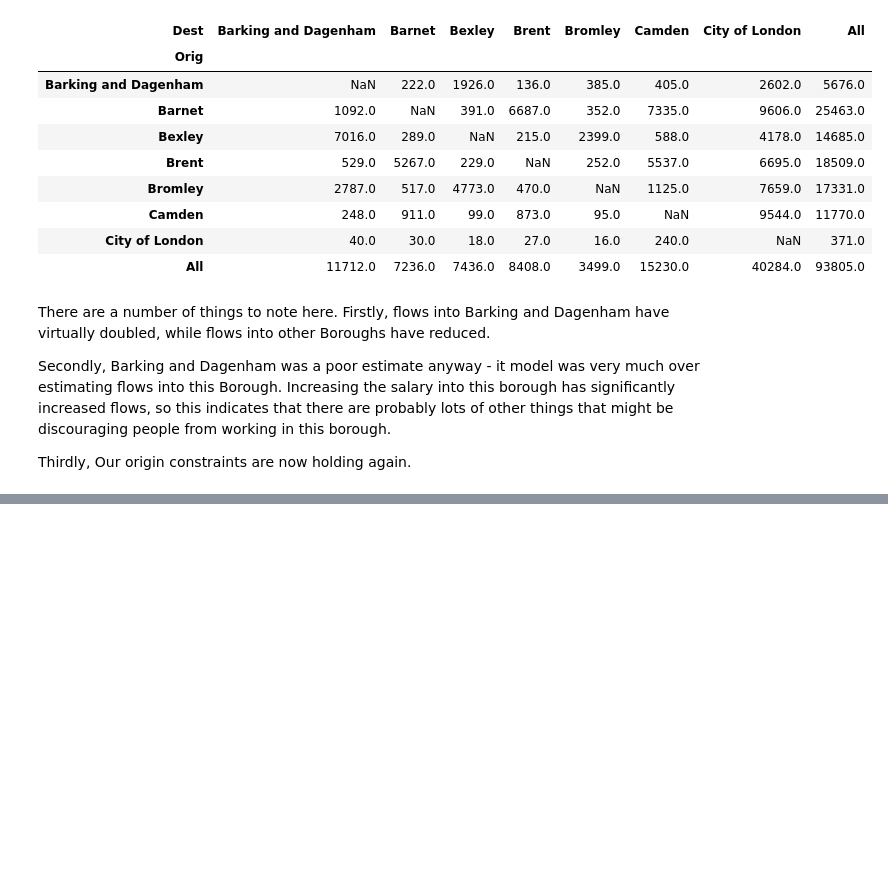
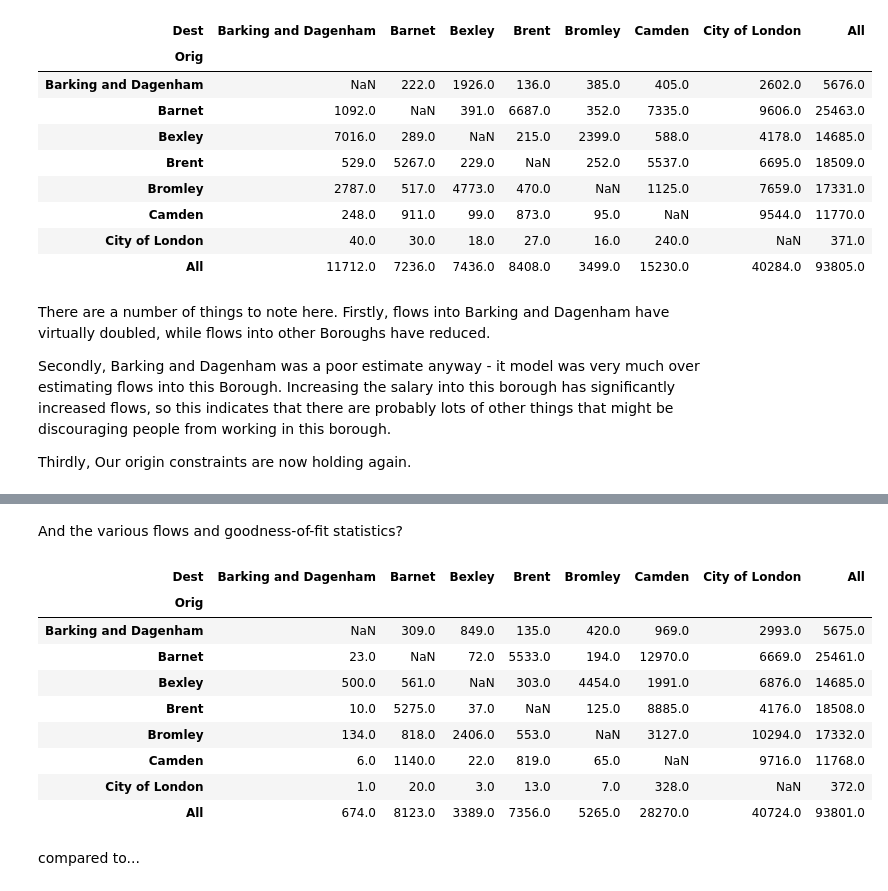
Before and after one commit to PhilipDW183/SIM_urbansim, a Jupyter notebook: Urbsim Prac 2.ipynb, the cells around one changed output, grey strips where cells are left out. Cells and saved outputs as stored; diff of their text form; code cells hidden in the pictures; blank space fills up the shorter version.

```diff
--- a/Urbsim Prac 2.ipynb
+++ b/Urbsim Prac 2.ipynb
@@ -426,0 +576,7 @@ Thirdly, Our origin constraints are now holding again.
+# %%
+#create the formula (the "-1" indicates no intercept in the regression model).
+dbl_form = 'Total ~ Dest + Orig + log_Dist-1'
+#run a production constrained sim
+doubSim = smf.glm(formula = dbl_form, data=cdatasub, family=sm.families.Poisson()).fit()
+#let's have a look at it's summary
+print(doubSim.summary())
@@ -426,0 +601,22 @@ Thirdly, Our origin constraints are now holding again.
+# %% [markdown]
+And the various flows and goodness-of-fit statistics?
+# %%
+#get the estimates
+cdatasub["doubsimfitted"] = np.round(doubSim.predict())
+#here's the matrix
+cdatasubmat7 = cdatasub.pivot_table(values ="doubsimfitted", index="Orig", columns = "Dest",
+                                    aggfunc=np.sum, margins=True)
+cdatasubmat7
+# %% [output]
+| Dest | Barking and Dagenham | Barnet | Bexley | Brent | Bromley | Camden | City of London | All |
+| Orig |  |  |  |  |  |  |  |  |
+| Barking and Dagenham | NaN | 309.0 | 849.0 | 135.0 | 420.0 | 969.0 | 2993.0 | 5675.0 |
+| Barnet | 23.0 | NaN | 72.0 | 5533.0 | 194.0 | 12970.0 | 6669.0 | 25461.0 |
+| Bexley | 500.0 | 561.0 | NaN | 303.0 | 4454.0 | 1991.0 | 6876.0 | 14685.0 |
+| Brent | 10.0 | 5275.0 | 37.0 | NaN | 125.0 | 8885.0 | 4176.0 | 18508.0 |
+| Bromley | 134.0 | 818.0 | 2406.0 | 553.0 | NaN | 3127.0 | 10294.0 | 17332.0 |
+| Camden | 6.0 | 1140.0 | 22.0 | 819.0 | 65.0 | NaN | 9716.0 | 11768.0 |
+| City of London | 1.0 | 20.0 | 3.0 | 13.0 | 7.0 | 328.0 | NaN | 372.0 |
+| All | 674.0 | 8123.0 | 3389.0 | 7356.0 | 5265.0 | 28270.0 | 40724.0 | 93801.0 |
+# %% [markdown]
+compared to...
```
Also changed, not shown: parts of 35 cells of this notebook, 1 other file.
